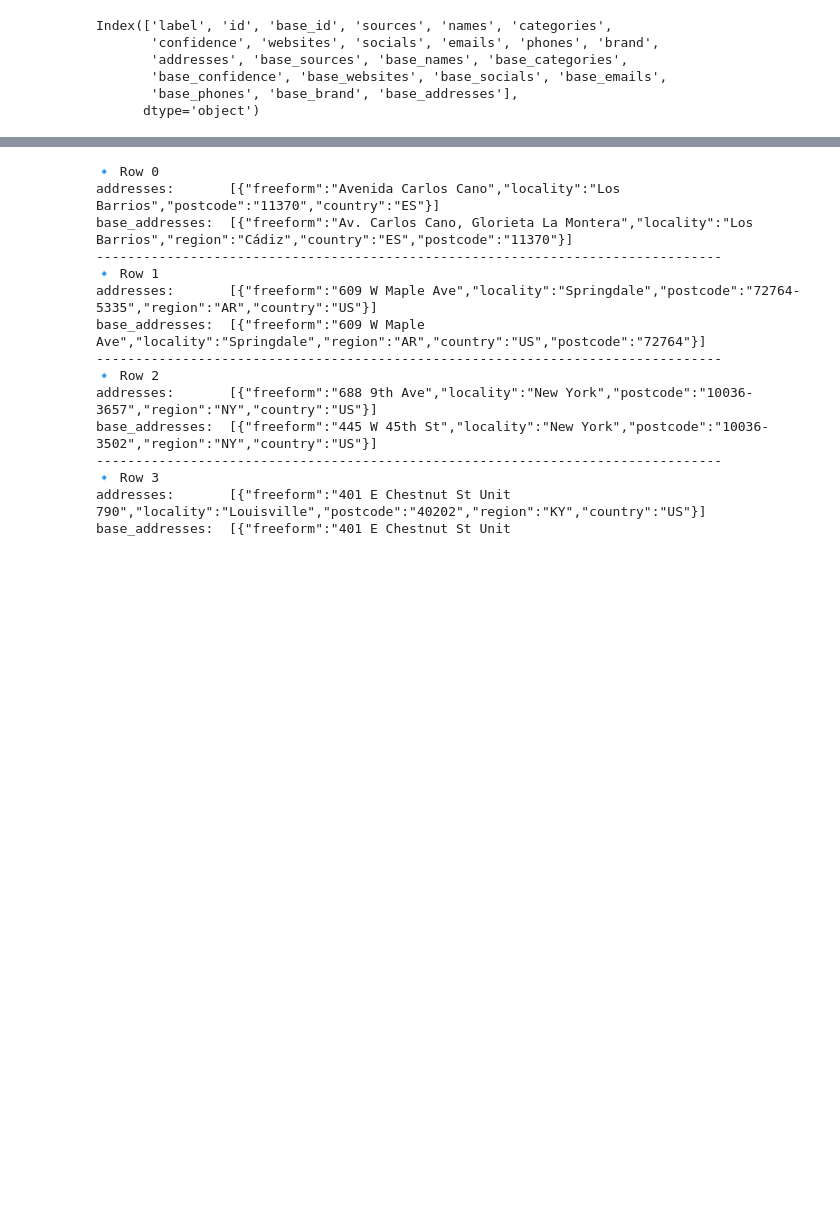
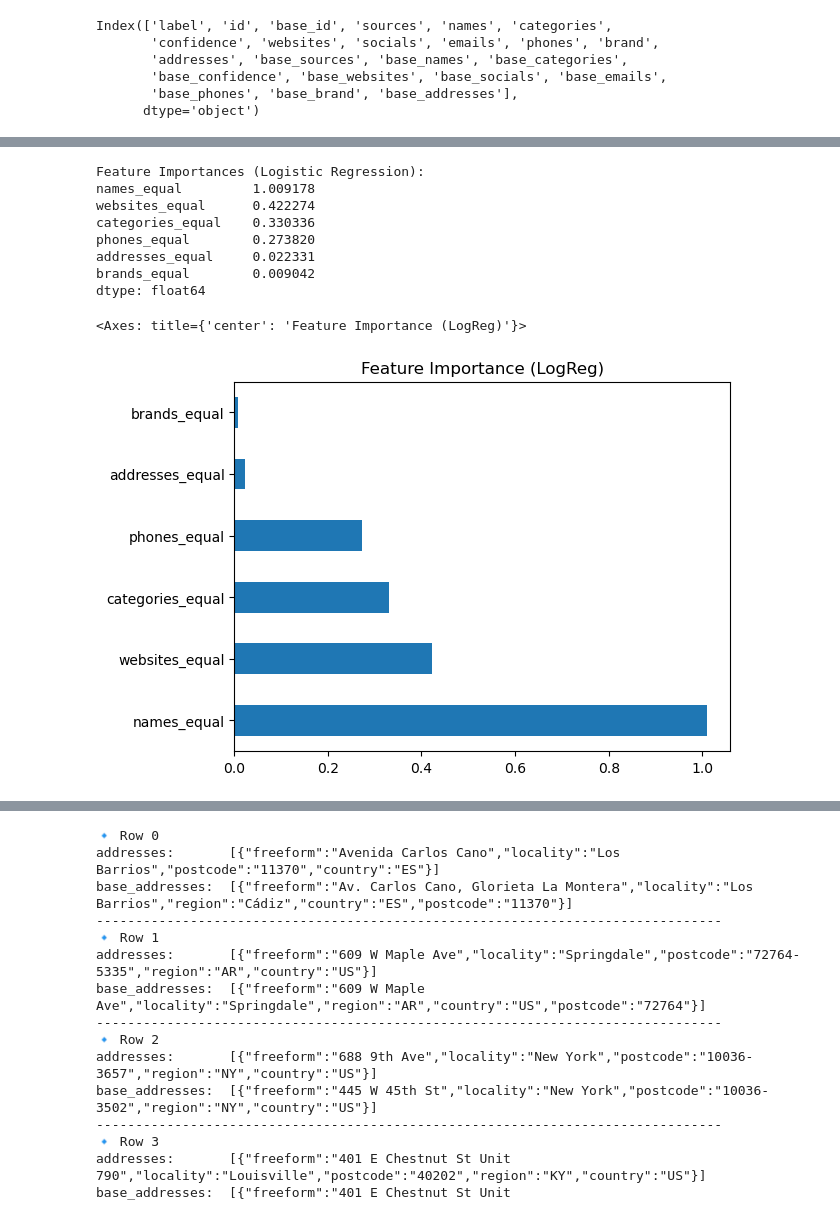
Before and after one commit to project-terraforma/indira-place-conflation, a Jupyter notebook: DataExploration.ipynb, the cells around one changed output, grey strips where cells are left out. Drawn from its saved outputs; the diff is of its cells as text; code cells hidden in the pictures; blank space fills up the shorter version.

Commit message:
all models working ok

```diff
--- a/DataExploration.ipynb
+++ b/DataExploration.ipynb
@@ -72,0 +174,39 @@ df[["addresses", "base_addresses"]].head(10)
+# %%
+from sklearn.linear_model import LogisticRegression
+from sklearn.preprocessing import StandardScaler
+from sklearn.metrics import classification_report
+import pandas as pd
+import numpy as np
+
+# df_raw must already contain the fields:
+# names_equal, categories_equal, addresses_equal, phones_equal, websites_equal, brands_equal, label
+
+X = df_raw.drop(columns=["label"])
+y = df_raw["label"]
+
+# Scale features (helps interpret weights)
+scaler = StandardScaler()
+X_scaled = scaler.fit_transform(X)
+
+# Fit logistic regression
+clf = LogisticRegression()
+clf.fit(X_scaled, y)
+
+# Feature importance = absolute value of coefficient
+importance = pd.Series(abs(clf.coef_[0]), index=X.columns).sort_values(ascending=False)
+
+print("Feature Importances (Logistic Regression):")
+print(importance)
+
+importance.plot(kind="barh", title="Feature Importance (LogReg)")
+# %% [output]
+Feature Importances (Logistic Regression):
+names_equal         1.009178
+websites_equal      0.422274
+categories_equal    0.330336
+phones_equal        0.273820
+addresses_equal     0.022331
+brands_equal        0.009042
+dtype: float64
+<Axes: title={'center': 'Feature Importance (LogReg)'}>
+[figure, added]
```
Also changed, not shown: parts of 4 cells of this notebook, 6 other files.
